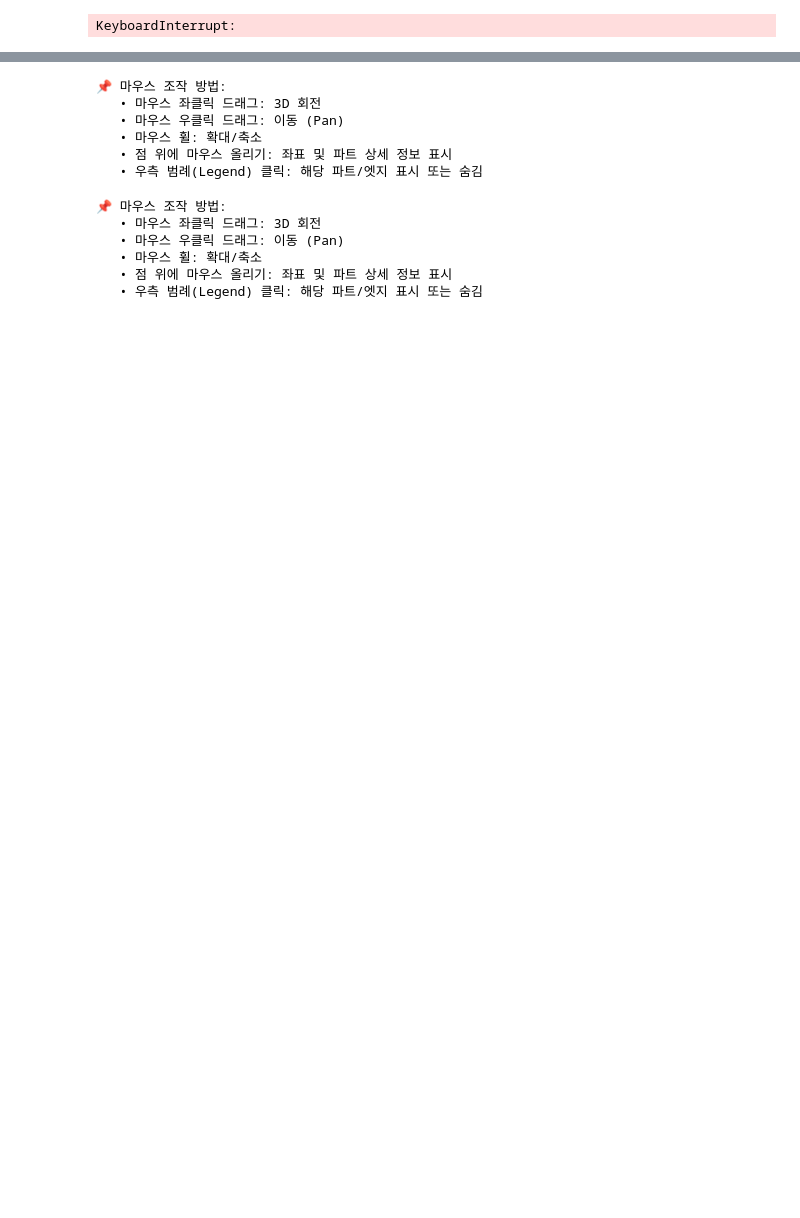
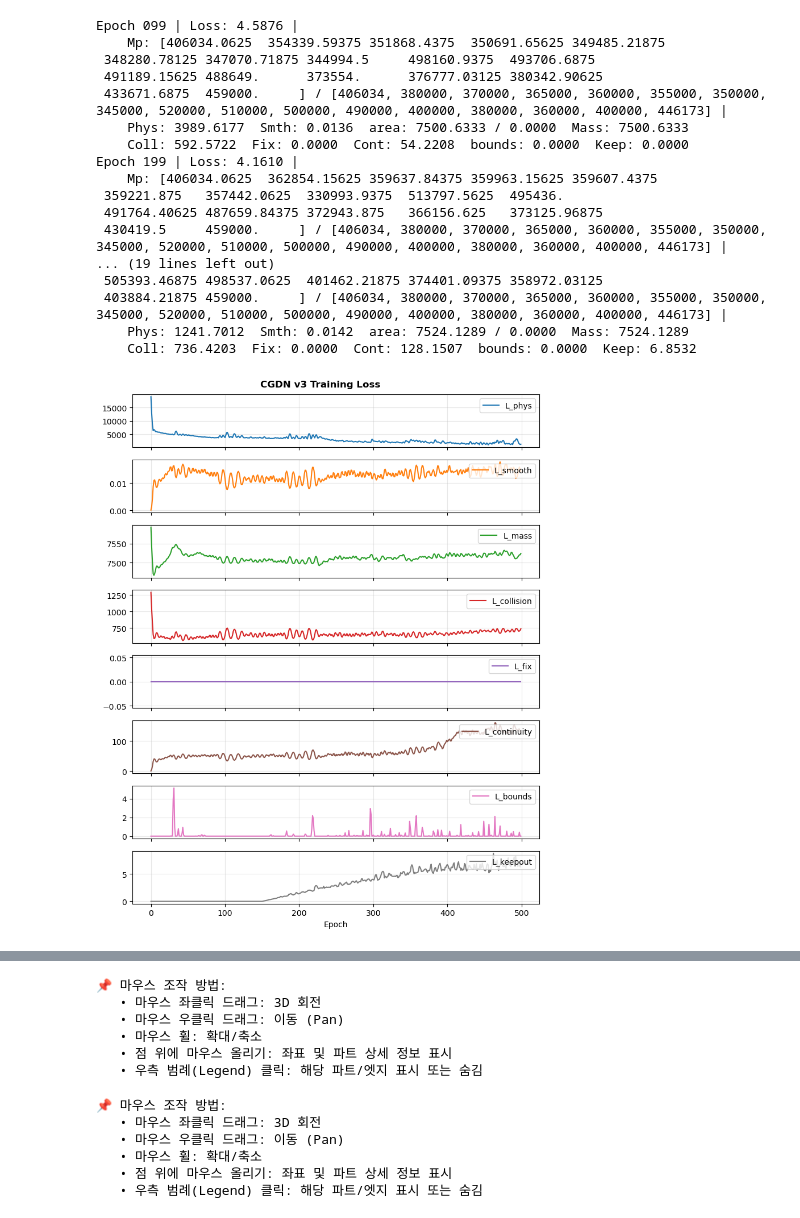
Before and after one commit to hc-Ryu/hmc_mlv, a Jupyter notebook: CGNN/20260309_yj.ipynb, the cells around one changed output, grey strips where cells are left out. Cells and saved outputs as stored; diff of their text form; code cells hidden in the pictures; blank space fills up the shorter version.

```diff
--- a/CGNN/20260309_yj.ipynb
+++ b/CGNN/20260309_yj.ipynb
@@ -1023,19 +1044,19 @@ if __name__ == "__main__":
                         13: 380000, # [0,    3, 2]
                         14: 360000, # [0,    3, 2]
                         15: 400000, # [0, 4, 3, 2]
-                        16: 446173, # [0, 4, 3, 2]
-                        }
+                        16: 446173} # [0, 4, 3, 2]
     target_area      = 0
     warmup_ratio     = 0.3
+    weights          = {'w_phys': 0.001,
+                        'w_smooth': 0.0001,
+                        'w_mass': 0.00000001,
+                        'w_collision': 0.001,
+                        'w_fix': 1.0,
+                        'w_continuity': 0.0001,
+                        'w_bounds': 1.0,
+                        'w_keepout': 1.0}
+
     device = torch.device('cuda' if torch.cuda.is_available() else 'cpu')
-    weights          = {'w_phys': 1.0,
-                        'w_smooth': 1.0,
-                        'w_mass': 0.00001,
-                        'w_collision': 0.01,
-                        'w_fix': 100.0,
-                        'w_continuity': 0.01,
-                        'w_bounds': 100.0,
-                        'w_keepout': 1000.0}
     model = CGDN(in_channels=in_channels,
                  hidden_channels=hidden_channels,
                  num_layers=num_layers,
@@ -1043,34 +1064,51 @@ if __name__ == "__main__":
                  edge_dim=edge_feature_dim).to(device)
     optimizer = optim.AdamW(model.parameters(),
                             lr=learning_rate,
                             weight_decay=weight_decay)
     data = Data(x=x, edge_index=edge_index, edge_attr=edge_attr,
                 join_pairs=join_pairs).to(device)
 
     ## ── Training ──
     (loss_hist, info, l_phys_hist, l_smooth_hist, initial_area, area_hist, l_mass_hist,
      l_collision_hist, l_fix_hist, l_continuity_hist, l_bounds_hist, l_keepout_hist
      ) = training(model, data, optimizer, target_mps, target_area, bounds, keepout, max_epochs,
                   weights=weights, warmup_ratio=warmup_ratio)
 
     ## ── Loss 시각화 ──
     epochs = list(range(max_epochs))
     labels = ['L_phys', 'L_smooth', 'L_mass', 'L_collision', 'L_fix', 'L_continuity', 'L_bounds', 'L_keepout']
     fig, axes = plt.subplots(len(labels), 1, figsize=(8, 10), sharex=True)
     hists  = [l_phys_hist, l_smooth_hist, l_mass_hist, l_collision_hist,
                l_fix_hist, l_continuity_hist, l_bounds_hist, l_keepout_hist]
 
     for ax, lbl, hist, c in zip(axes, labels, hists, [f'C{i}' for i in range(len(labels))]):
         ax.plot(epochs, hist, label=lbl, color=c)
         ax.grid(True, alpha=0.3)
         ax.legend(loc='upper right')
 
     axes[-1].set_xlabel('Epoch')
     plt.suptitle('CGDN v3 Training Loss', fontweight='bold')
     plt.tight_layout()
     plt.show()
 # %% [output]
-KeyboardInterrupt:
+Epoch 099 | Loss: 4.5876 |
+    Mp: [406034.0625  354339.59375 351868.4375  350691.65625 349485.21875
+ 348280.78125 347070.71875 344994.5     498160.9375  493706.6875
+ 491189.15625 488649.      373554.      376777.03125 380342.90625
+ 433671.6875  459000.     ] / [406034, 380000, 370000, 365000, 360000, 355000, 350000, 345000, 520000, 510000, 500000, 490000, 400000, 380000, 360000, 400000, 446173] |
+    Phys: 3989.6177  Smth: 0.0136  area: 7500.6333 / 0.0000  Mass: 7500.6333
+    Coll: 592.5722  Fix: 0.0000  Cont: 54.2208  bounds: 0.0000  Keep: 0.0000
+Epoch 199 | Loss: 4.1610 |
+    Mp: [406034.0625  362854.15625 359637.84375 359963.15625 359607.4375
+ 359221.875   357442.0625  330993.9375  513797.5625  495436.
+ 491764.40625 487659.84375 372943.875   366156.625   373125.96875
+ 430419.5     459000.     ] / [406034, 380000, 370000, 365000, 360000, 355000, 350000, 345000, 520000, 510000, 500000, 490000, 400000, 380000, 360000, 400000, 446173] |
+... (19 lines left out)
+ 505393.46875 498537.0625  401462.21875 374401.09375 358972.03125
+ 403884.21875 459000.     ] / [406034, 380000, 370000, 365000, 360000, 355000, 350000, 345000, 520000, 510000, 500000, 490000, 400000, 380000, 360000, 400000, 446173] |
+    Phys: 1241.7012  Smth: 0.0142  area: 7524.1289 / 0.0000  Mass: 7524.1289
+    Coll: 736.4203  Fix: 0.0000  Cont: 128.1507  bounds: 0.0000  Keep: 6.8532
+[figure, added]
 # %%
 ## 2D Section-by-Section Visualization (v3: 열 인덱스 업데이트)
 ## ─────────────────────────────────────────────────────────────
```
Also changed, not shown: parts of 7 cells of this notebook, 4 other files.
